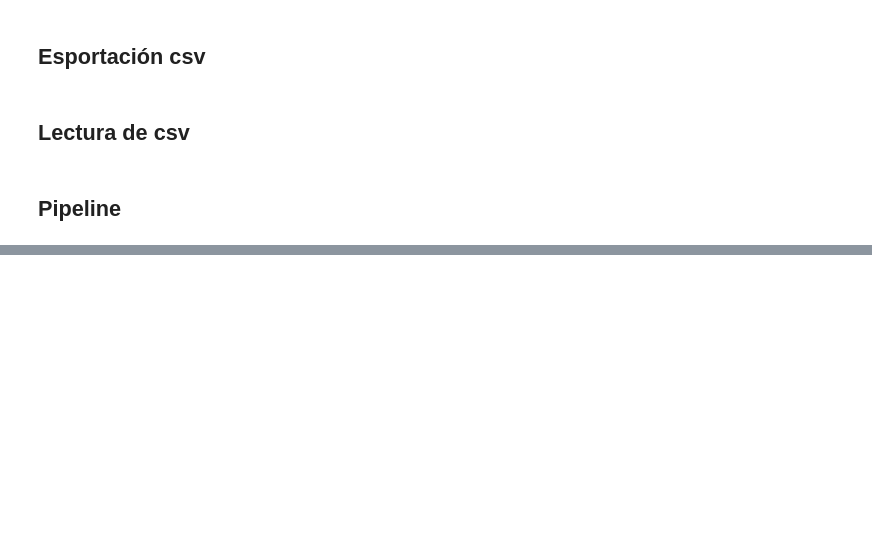
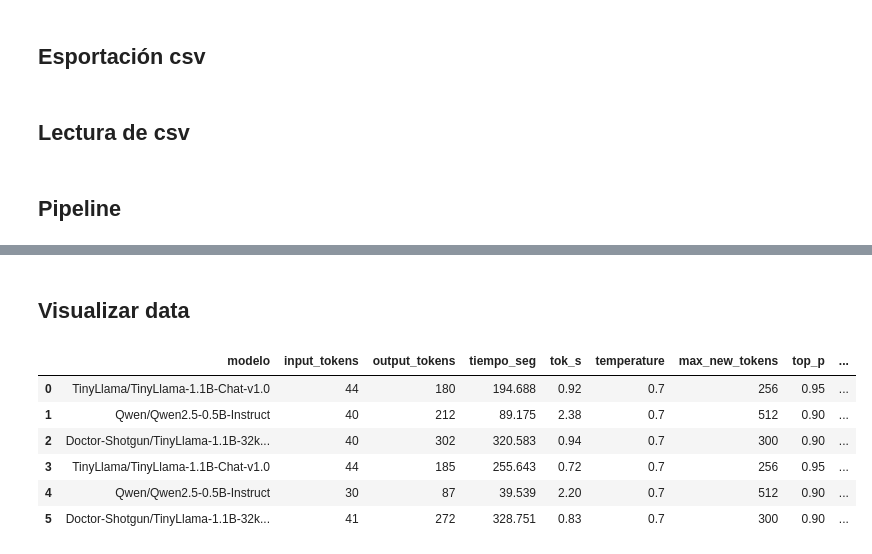
Before and after one commit to JosueSay/HugginsFaceModels, a Jupyter notebook: Lab_LLMS-1.ipynb, the cells around one changed output, grey strips where cells are left out. Cells and saved outputs as stored; diff of their text form; code cells hidden in the pictures; blank space fills up the shorter version.

```diff
--- a/Lab_LLMS-1.ipynb
+++ b/Lab_LLMS-1.ipynb
@@ -352,0 +469,13 @@ def plotQuick(df):
+# %% [markdown]
+## Visualizar data
+# %%
+df_metrics = loadResults(CSV_PATH)
+display(df_metrics)
+# %% [output]
+|  | modelo | input_tokens | output_tokens | tiempo_seg | tok_s | temperature | max_new_tokens | top_p | ... |
+| 0 | TinyLlama/TinyLlama-1.1B-Chat-v1.0 | 44 | 180 | 194.688 | 0.92 | 0.7 | 256 | 0.95 | ... |
+| 1 | Qwen/Qwen2.5-0.5B-Instruct | 40 | 212 | 89.175 | 2.38 | 0.7 | 512 | 0.90 | ... |
+| 2 | Doctor-Shotgun/TinyLlama-1.1B-32k... | 40 | 302 | 320.583 | 0.94 | 0.7 | 300 | 0.90 | ... |
+| 3 | TinyLlama/TinyLlama-1.1B-Chat-v1.0 | 44 | 185 | 255.643 | 0.72 | 0.7 | 256 | 0.95 | ... |
+| 4 | Qwen/Qwen2.5-0.5B-Instruct | 30 | 87 | 39.539 | 2.20 | 0.7 | 512 | 0.90 | ... |
+| 5 | Doctor-Shotgun/TinyLlama-1.1B-32k... | 41 | 272 | 328.751 | 0.83 | 0.7 | 300 | 0.90 | ... |
```
Also changed, not shown: parts of 12 cells of this notebook, 2 other files.
